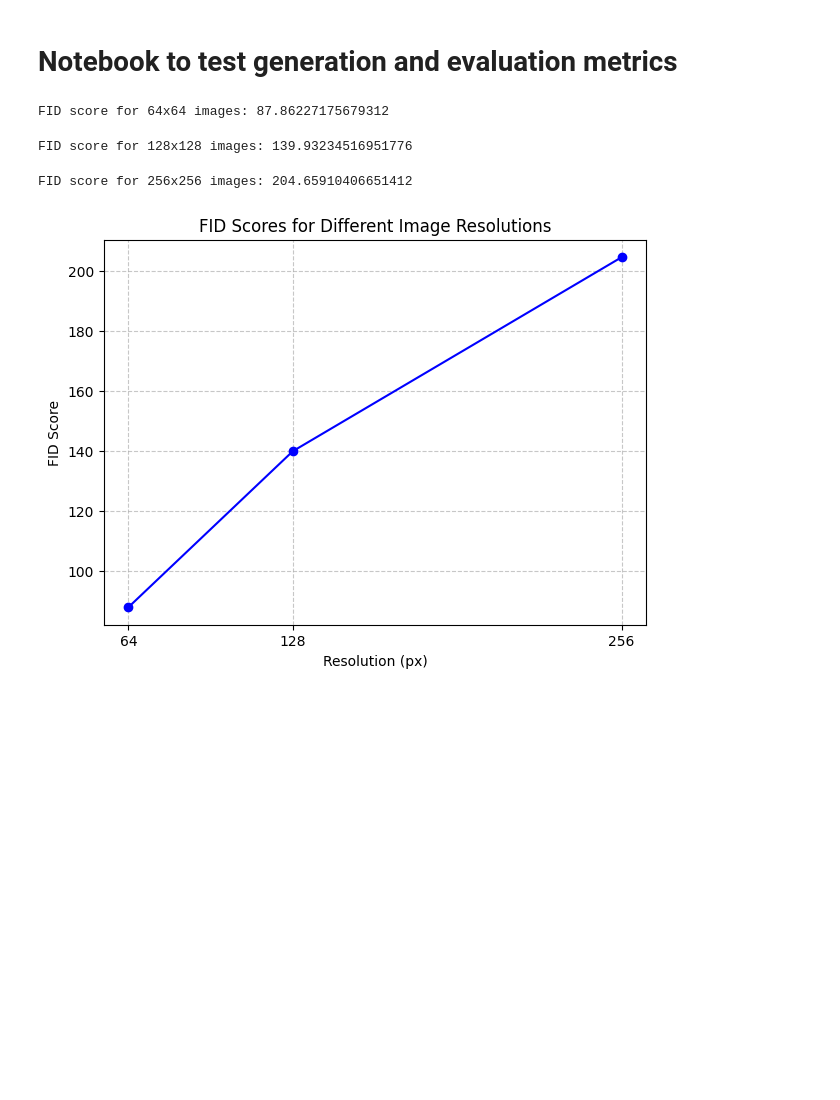
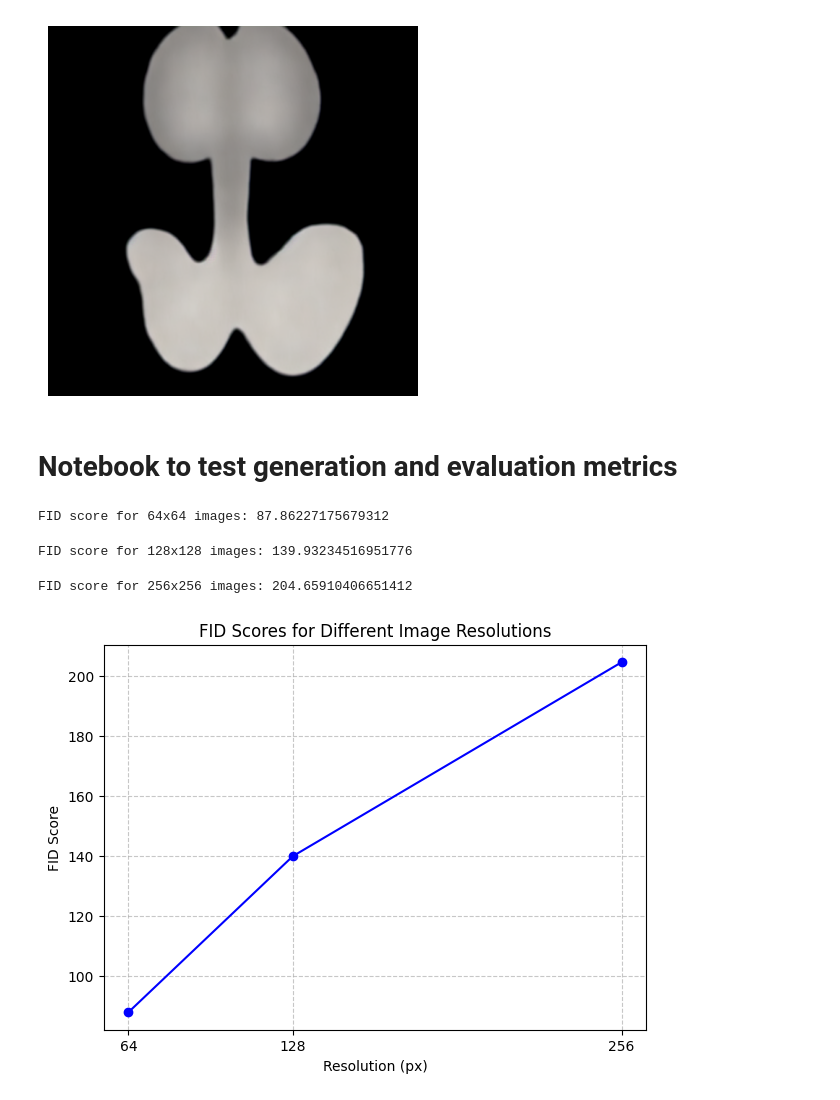
Before and after one commit to benetraco/tfg, a Jupyter notebook: experiments/brain_generation/evaluation/data_generation.ipynb, the cells around one changed output. Drawn from its saved outputs; the diff is of its cells as text; code cells hidden in the pictures; blank space fills up the shorter version.

```diff
--- a/experiments/brain_generation/evaluation/data_generation.ipynb
+++ b/experiments/brain_generation/evaluation/data_generation.ipynb
@@ -1,3 +86,15 @@
+# %%
+import matplotlib.pyplot as plt
+# Generate a brain MRI image in SHIFTS style
+prompt = "SHIFTS FLAIR MRI"
+image = pipe(prompt=prompt, num_inference_steps=999, guidance_scale=2.0).images[0]
+
+
+plt.imshow(image)
+plt.axis("off")
+plt.show()
+# %% [output]
+[figure, added]
 # %% [markdown]
 # Notebook to test generation and evaluation metrics
 # %%
```
Also changed, not shown: parts of 1 cell of this notebook, 6 other files.
